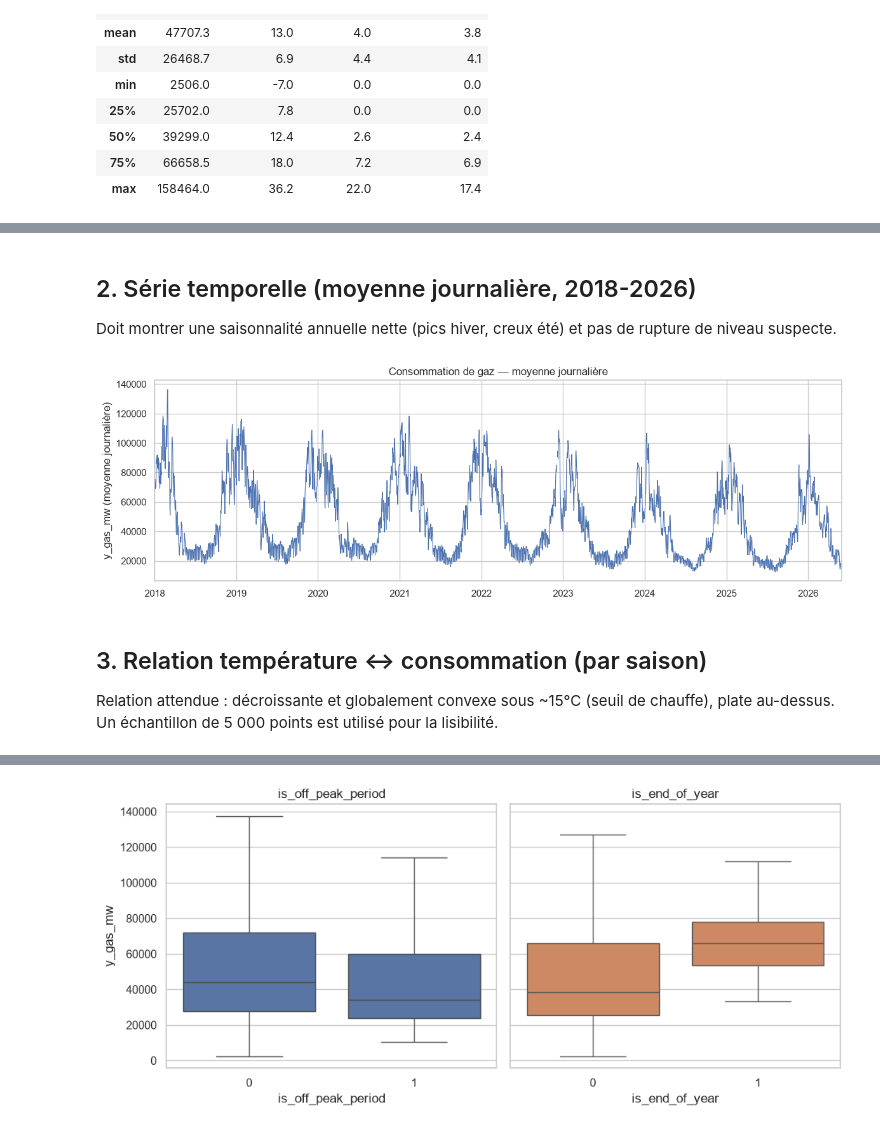
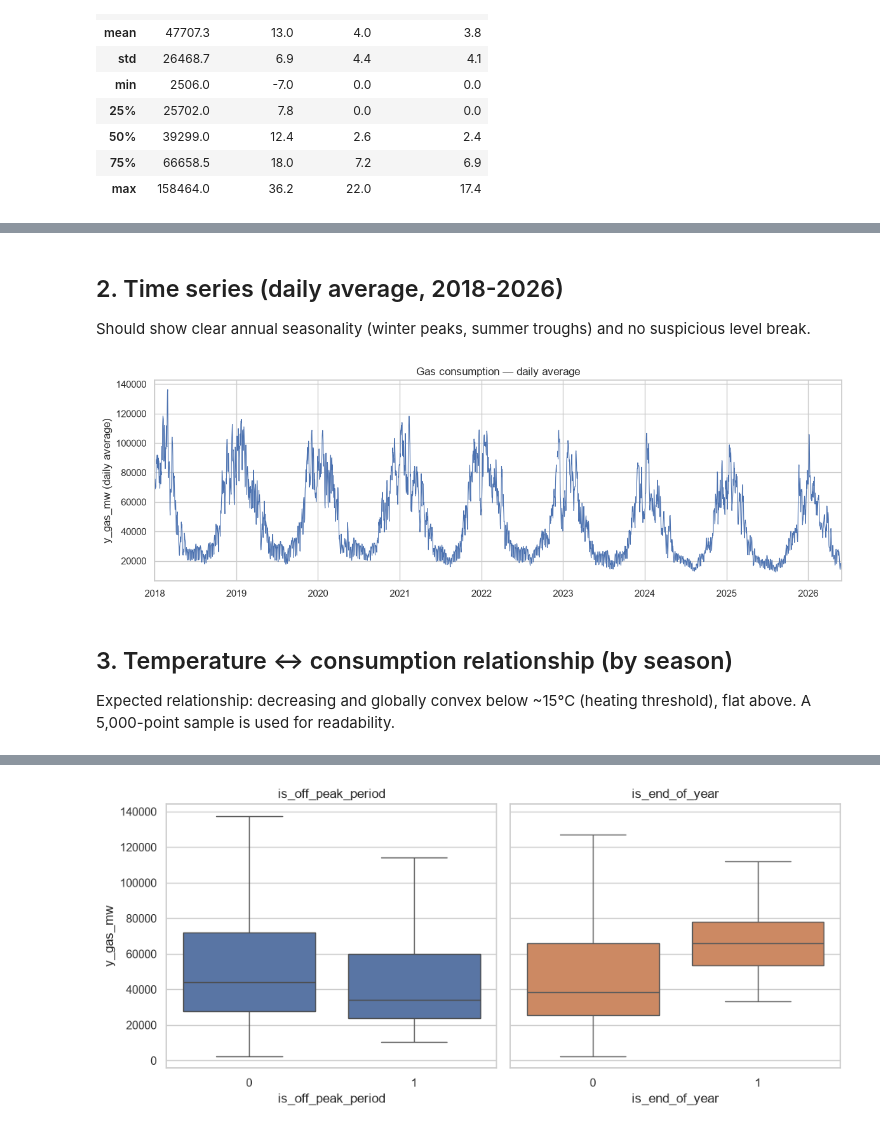
Before and after one commit to PierreRobinSchnepf/special-train, a Jupyter notebook: notebooks/01_exploration_stats.ipynb, the cells around one changed output, grey strips where cells are left out. Drawn from its saved outputs; the diff is of its cells as text; code cells hidden in the pictures.

```diff
--- a/notebooks/01_exploration_stats.ipynb
+++ b/notebooks/01_exploration_stats.ipynb
@@ -16,12 +16,12 @@ df = pd.read_parquet("../data/processed/dataset_final.parquet")
 local = df.index.tz_convert("Europe/Paris")
 df["month"] = local.month
 df["hour"] = local.hour
-df["dow"] = local.dayofweek  # 0=lundi
-dow_labels = ["Lun", "Mar", "Mer", "Jeu", "Ven", "Sam", "Dim"]
+df["dow"] = local.dayofweek  # 0=Monday
+dow_labels = ["Mon", "Tue", "Wed", "Thu", "Fri", "Sat", "Sun"]
 df["dow_name"] = pd.Categorical.from_codes(df["dow"], categories=dow_labels, ordered=True)
 
-season_map = {12: "Hiver", 1: "Hiver", 2: "Hiver", 3: "Printemps", 4: "Printemps", 5: "Printemps",
-              6: "Ete", 7: "Ete", 8: "Ete", 9: "Automne", 10: "Automne", 11: "Automne"}
+season_map = {12: "Winter", 1: "Winter", 2: "Winter", 3: "Spring", 4: "Spring", 5: "Spring",
+              6: "Summer", 7: "Summer", 8: "Summer", 9: "Autumn", 10: "Autumn", 11: "Autumn"}
 df["season"] = df["month"].map(season_map)
 
 print(f"{len(df):,} lignes | {df.index.min()} -> {df.index.max()}")
@@ -61,22 +61,22 @@ min        2506.0
 max      158464.0
 Name: y_gas_mw, dtype: float64
 # %% [markdown]
-## 2. Série temporelle (moyenne journalière, 2018-2026)
-Doit montrer une saisonnalité annuelle nette (pics hiver, creux été) et pas de rupture de niveau suspecte.
+## 2. Time series (daily average, 2018-2026)
+Should show clear annual seasonality (winter peaks, summer troughs) and no suspicious level break.
 # %%
 daily = df["y_gas_mw"].resample("D").mean()
 
 fig, ax = plt.subplots(figsize=(12, 4))
 daily.plot(ax=ax, linewidth=0.8, color="#4C72B0")
-ax.set_ylabel("y_gas_mw (moyenne journalière)")
-ax.set_title("Consommation de gaz — moyenne journalière")
+ax.set_ylabel("y_gas_mw (daily average)")
+ax.set_title("Gas consumption — daily average")
 plt.tight_layout()
 plt.show()
 # %% [output]
-[figure, old version]
+[figure, new version]
 # %% [markdown]
-## 3. Relation température ↔ consommation (par saison)
-Relation attendue : décroissante et globalement convexe sous ~15°C (seuil de chauffe), plate au-dessus. Un échantillon de 5 000 points est utilisé pour la lisibilité.
+## 3. Temperature ↔ consumption relationship (by season)
+Expected relationship: decreasing and globally convex below ~15°C (heating threshold), flat above. A 5,000-point sample is used for readability.
 # %%
 sample = df.dropna(subset=["y_gas_mw", "temp_raw_c"]).sample(5000, random_state=0)
 
```
Also changed, not shown: parts of 15 cells of this notebook, 57 other files.
